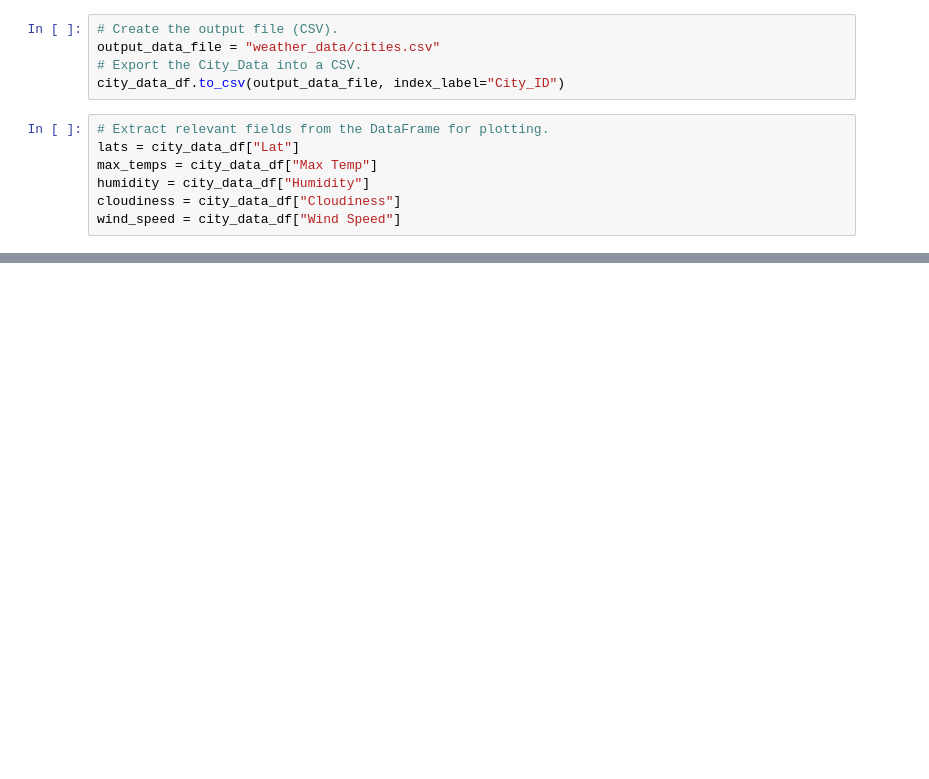
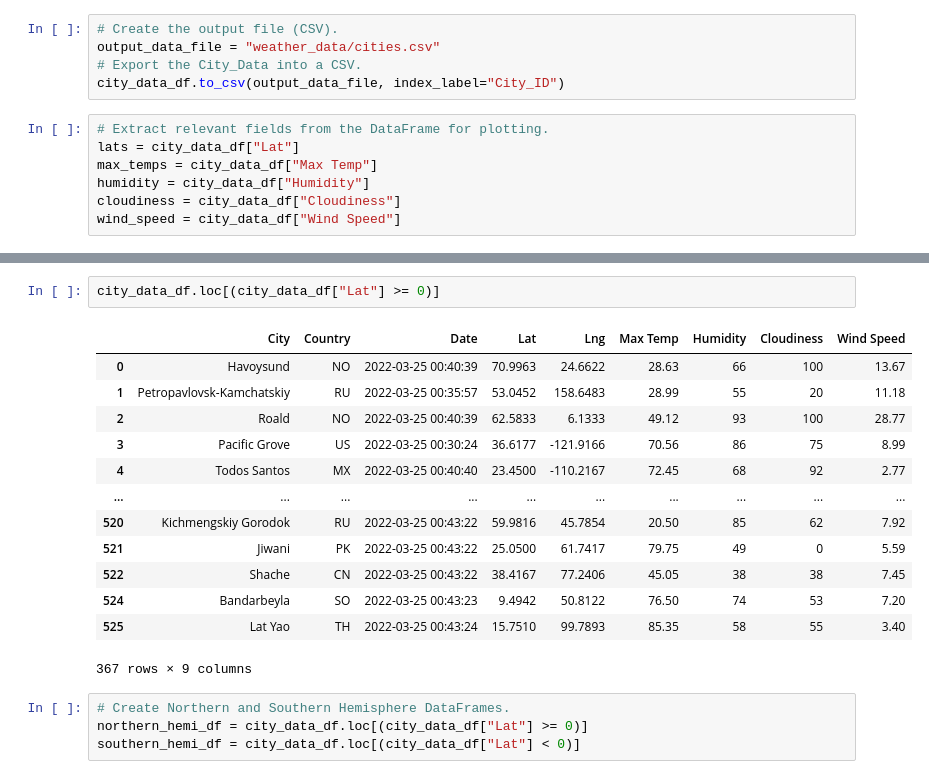
Before and after one commit to analucia-r/World_Weather_Analysis, a Jupyter notebook: WeatherPy.ipynb, the cells around one changed output, grey strips where cells are left out. Cells and saved outputs as stored; diff of their text form; blank space fills up the shorter version.

```diff
--- a/WeatherPy.ipynb
+++ b/WeatherPy.ipynb
@@ -259,0 +313,20 @@ plt.show()
+# %%
+city_data_df.loc[(city_data_df["Lat"] >= 0)]
+# %% [output]
+|  | City | Country | Date | Lat | Lng | Max Temp | Humidity | Cloudiness | Wind Speed |
+| 0 | Havoysund | NO | 2022-03-25 00:40:39 | 70.9963 | 24.6622 | 28.63 | 66 | 100 | 13.67 |
+| 1 | Petropavlovsk-Kamchatskiy | RU | 2022-03-25 00:35:57 | 53.0452 | 158.6483 | 28.99 | 55 | 20 | 11.18 |
+| 2 | Roald | NO | 2022-03-25 00:40:39 | 62.5833 | 6.1333 | 49.12 | 93 | 100 | 28.77 |
+| 3 | Pacific Grove | US | 2022-03-25 00:30:24 | 36.6177 | -121.9166 | 70.56 | 86 | 75 | 8.99 |
+| 4 | Todos Santos | MX | 2022-03-25 00:40:40 | 23.4500 | -110.2167 | 72.45 | 68 | 92 | 2.77 |
+| ... | ... | ... | ... | ... | ... | ... | ... | ... | ... |
+| 520 | Kichmengskiy Gorodok | RU | 2022-03-25 00:43:22 | 59.9816 | 45.7854 | 20.50 | 85 | 62 | 7.92 |
+| 521 | Jiwani | PK | 2022-03-25 00:43:22 | 25.0500 | 61.7417 | 79.75 | 49 | 0 | 5.59 |
+| 522 | Shache | CN | 2022-03-25 00:43:22 | 38.4167 | 77.2406 | 45.05 | 38 | 38 | 7.45 |
+| 524 | Bandarbeyla | SO | 2022-03-25 00:43:23 | 9.4942 | 50.8122 | 76.50 | 74 | 53 | 7.20 |
+| 525 | Lat Yao | TH | 2022-03-25 00:43:24 | 15.7510 | 99.7893 | 85.35 | 58 | 55 | 3.40 |
+367 rows × 9 columns
+# %%
+# Create Northern and Southern Hemisphere DataFrames.
+northern_hemi_df = city_data_df.loc[(city_data_df["Lat"] >= 0)]
+southern_hemi_df = city_data_df.loc[(city_data_df["Lat"] < 0)]
```
Also changed, not shown: parts of 24 cells of this notebook, 9 other files.
